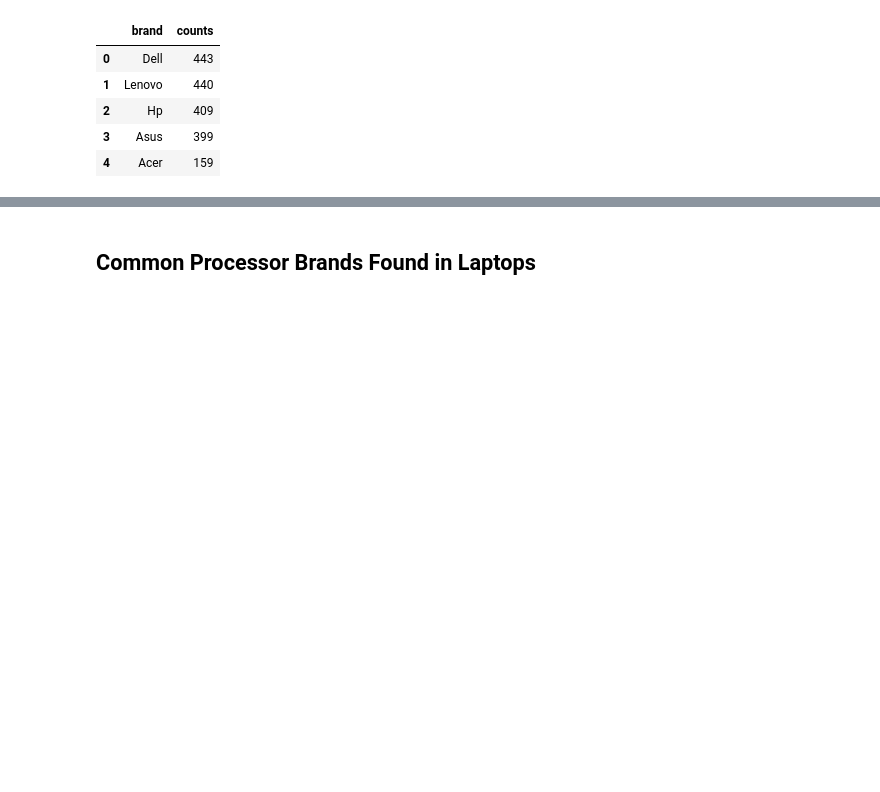
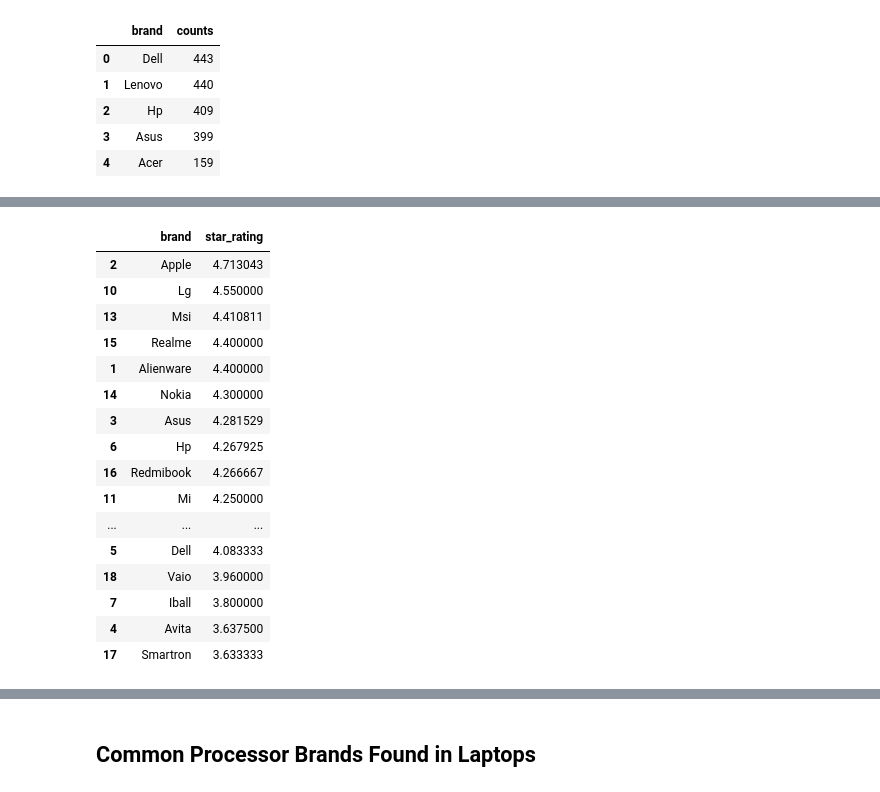
Before and after one commit to jason-9601/DATAPRE-Final, a Jupyter notebook: DATAPRE Final.ipynb, the cells around one changed output, grey strips where cells are left out. Saved outputs shown, nothing was run; the diff lists cells and outputs as text; code cells hidden in the pictures; blank space fills up the shorter version.

```diff
--- a/DATAPRE Final.ipynb
+++ b/DATAPRE Final.ipynb
@@ -540,0 +588,21 @@ df_brands.nlargest(5, 'counts')
+# %%
+df_star_brands = df_star_brands.sort_values(by='star_rating', ascending=False)
+df_star_brands
+# %% [output]
+|  | brand | star_rating |
+| 2 | Apple | 4.713043 |
+| 10 | Lg | 4.550000 |
+| 13 | Msi | 4.410811 |
+| 15 | Realme | 4.400000 |
+| 1 | Alienware | 4.400000 |
+| 14 | Nokia | 4.300000 |
+| 3 | Asus | 4.281529 |
+| 6 | Hp | 4.267925 |
+| 16 | Redmibook | 4.266667 |
+| 11 | Mi | 4.250000 |
+| ... | ... | ... |
+| 5 | Dell | 4.083333 |
+| 18 | Vaio | 3.960000 |
+| 7 | Iball | 3.800000 |
+| 4 | Avita | 3.637500 |
+| 17 | Smartron | 3.633333 |
```
Also changed, not shown: parts of 19 cells of this notebook.
